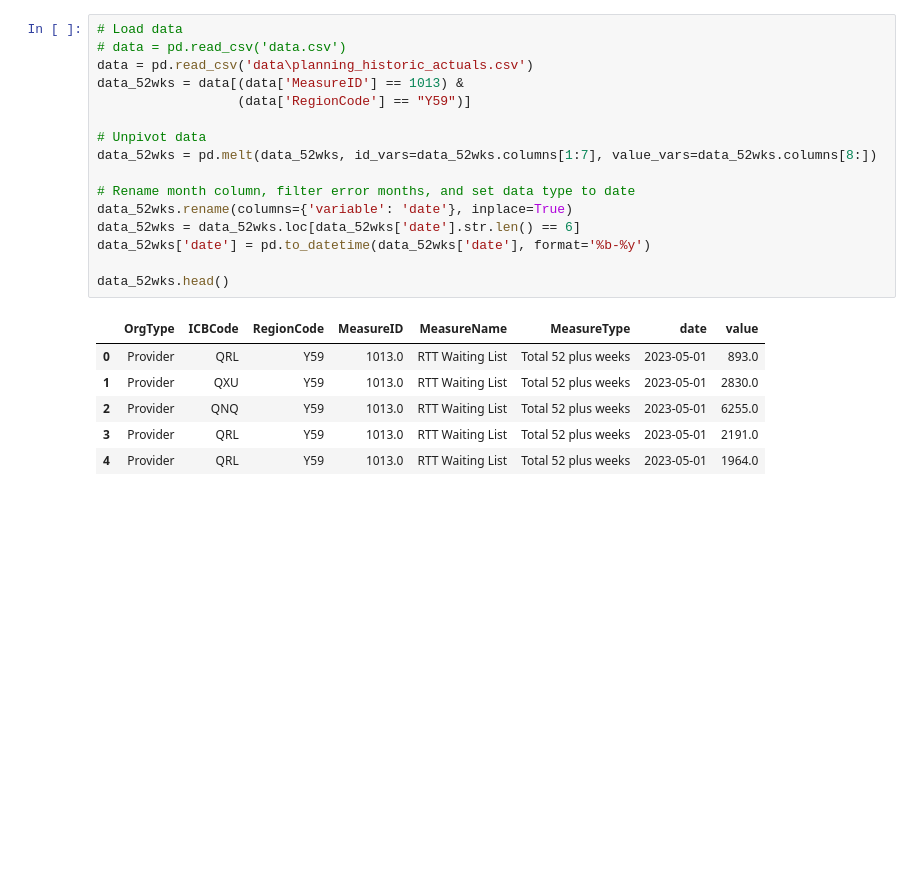
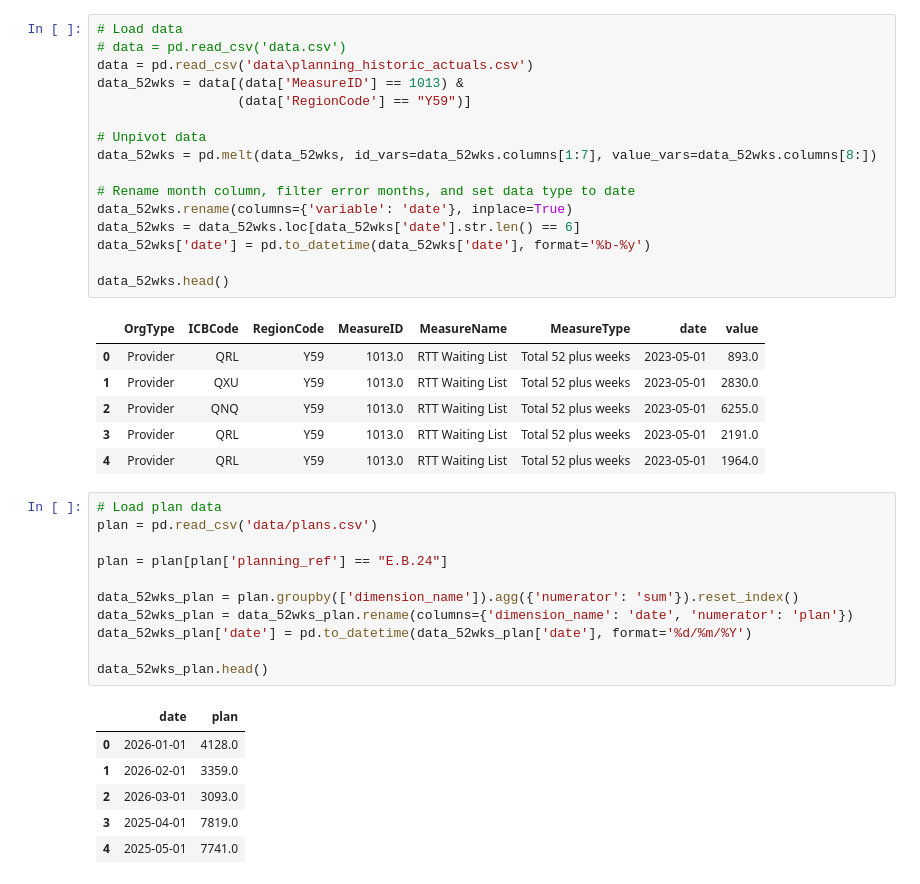
Before and after one commit to martindata999/se_planning_forecasting, a Jupyter notebook: planning_forecasting.ipynb, the cells around one changed output. Drawn from its saved outputs; the diff is of its cells as text; blank space fills up the shorter version.

```diff
--- a/planning_forecasting.ipynb
+++ b/planning_forecasting.ipynb
@@ -28,5 +28,23 @@ data_52wks.head()
 | 2 | Provider | QNQ | Y59 | 1013.0 | RTT Waiting List | Total 52 plus weeks | 2023-05-01 | 6255.0 |
 | 3 | Provider | QRL | Y59 | 1013.0 | RTT Waiting List | Total 52 plus weeks | 2023-05-01 | 2191.0 |
 | 4 | Provider | QRL | Y59 | 1013.0 | RTT Waiting List | Total 52 plus weeks | 2023-05-01 | 1964.0 |
+# %%
+# Load plan data
+plan = pd.read_csv('data/plans.csv')
+
+plan = plan[plan['planning_ref'] == "E.B.24"]
+
+data_52wks_plan = plan.groupby(['dimension_name']).agg({'numerator': 'sum'}).reset_index()
+data_52wks_plan = data_52wks_plan.rename(columns={'dimension_name': 'date', 'numerator': 'plan'})
+data_52wks_plan['date'] = pd.to_datetime(data_52wks_plan['date'], format='%d/%m/%Y')
+
+data_52wks_plan.head()
+# %% [output]
+|  | date | plan |
+| 0 | 2026-01-01 | 4128.0 |
+| 1 | 2026-02-01 | 3359.0 |
+| 2 | 2026-03-01 | 3093.0 |
+| 3 | 2025-04-01 | 7819.0 |
+| 4 | 2025-05-01 | 7741.0 |
 # %%
 # Sum value to region total
```
Also changed, not shown: parts of 5 cells of this notebook.
